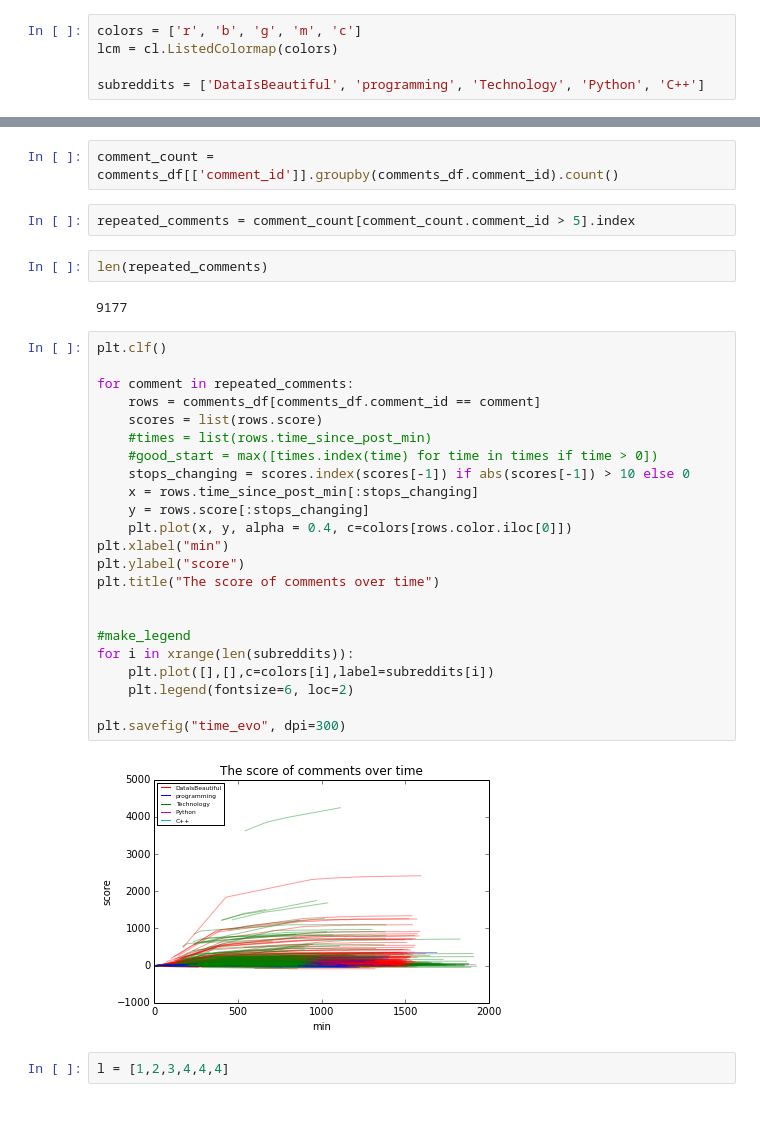
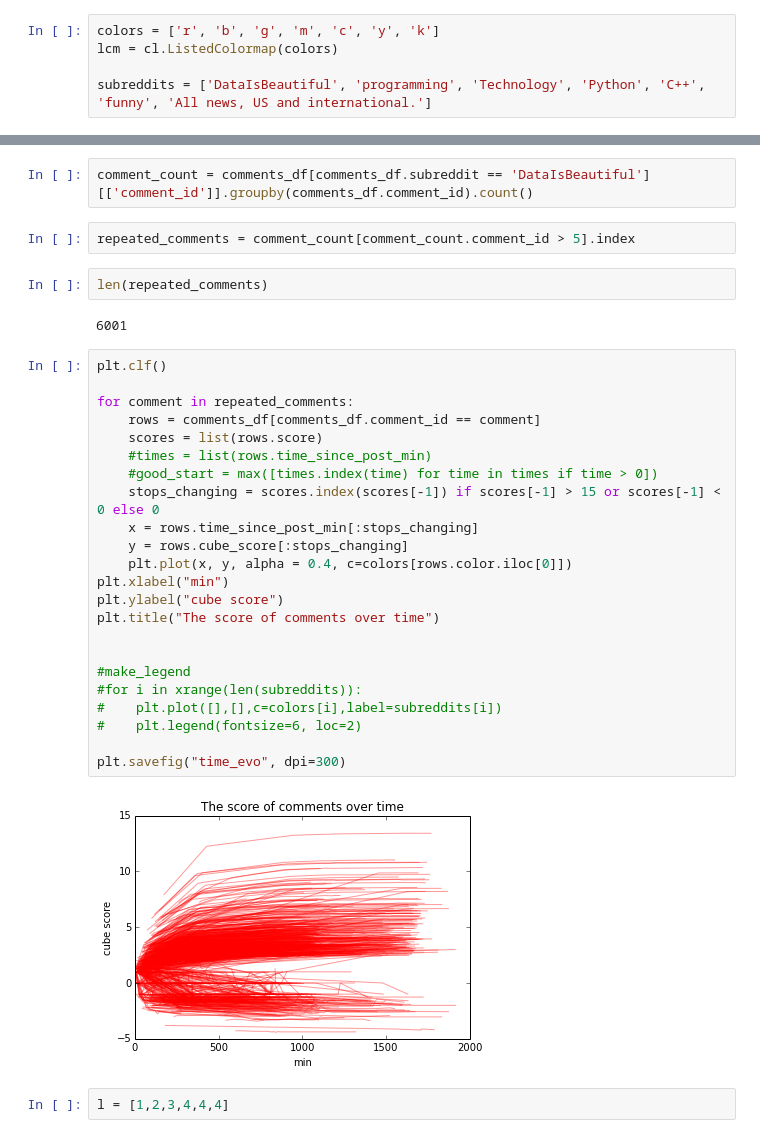
Before and after one commit to gautsi/creddit_score, a Jupyter notebook: notebooks/Score evolution plot.ipynb, the cells around one changed output, grey strips where cells are left out. Drawn from its saved outputs; the diff is of its cells as text.

```diff
--- a/notebooks/Score evolution plot.ipynb
+++ b/notebooks/Score evolution plot.ipynb
@@ -8,10 +8,10 @@ import numpy as np
 import pandas as pd
 from sqlalchemy import MetaData, create_engine
 # %%
-colors = ['r', 'b', 'g', 'm', 'c']
+colors = ['r', 'b', 'g', 'm', 'c', 'y', 'k']
 lcm = cl.ListedColormap(colors)
 
-subreddits = ['DataIsBeautiful', 'programming', 'Technology', 'Python', 'C++']
+subreddits = ['DataIsBeautiful', 'programming', 'Technology', 'Python', 'C++', 'funny', 'All news, US and international.']
 # %%
 engine = create_engine('mysql+pymysql://gautam@localhost/reddit_comments_submissions')
 comments_df = pd.read_sql(sql="select * from comm_subm", con=engine)
@@ -45,36 +45,36 @@ len(comments_df)
 # %%
-comment_count = comments_df[['comment_id']].groupby(comments_df.comment_id).count()
+comment_count = comments_df[comments_df.subreddit == 'DataIsBeautiful'][['comment_id']].groupby(comments_df.comment_id).count()
 # %%
 repeated_comments = comment_count[comment_count.comment_id > 5].index
 # %%
 len(repeated_comments)
 # %% [output]
-9177
+6001
 # %%
 plt.clf()
 
 for comment in repeated_comments:
     rows = comments_df[comments_df.comment_id == comment]
     scores = list(rows.score)
     #times = list(rows.time_since_post_min)
     #good_start = max([times.index(time) for time in times if time > 0])
-    stops_changing = scores.index(scores[-1]) if abs(scores[-1]) > 10 else 0
+    stops_changing = scores.index(scores[-1]) if scores[-1] > 15 or scores[-1] < 0 else 0
     x = rows.time_since_post_min[:stops_changing]
-    y = rows.score[:stops_changing]
+    y = rows.cube_score[:stops_changing]
     plt.plot(x, y, alpha = 0.4, c=colors[rows.color.iloc[0]])
 plt.xlabel("min")
-plt.ylabel("score")
+plt.ylabel("cube score")
 plt.title("The score of comments over time")
 
 
 #make_legend
-for i in xrange(len(subreddits)):
-    plt.plot([],[],c=colors[i],label=subreddits[i])
-    plt.legend(fontsize=6, loc=2)
+#for i in xrange(len(subreddits)):
+#    plt.plot([],[],c=colors[i],label=subreddits[i])
+#    plt.legend(fontsize=6, loc=2)
 
 plt.savefig("time_evo", dpi=300)
 # %% [output]
-[figure, old version]
+[figure, new version]
 # %%
 l = [1,2,3,4,4,4]
 # %%
```
Also changed, not shown: parts of 1 cell of this notebook, 5 other files.
